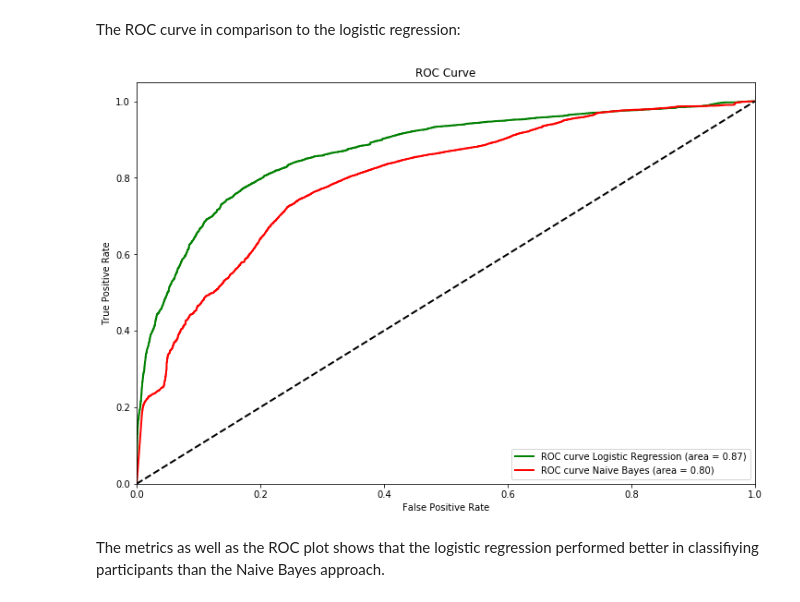
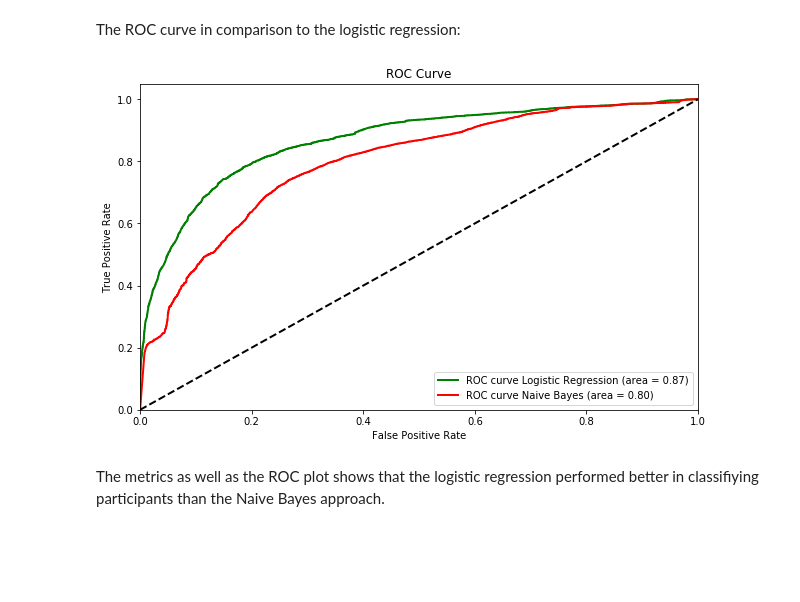
Before and after one commit to ca-schumacher/ms-rwd, a Jupyter notebook: Classification_model.ipynb, the cells around one changed output. Saved outputs shown, nothing was run; the diff lists cells and outputs as text; code cells hidden in the pictures; blank space fills up the shorter version.

```diff
--- a/Classification_model.ipynb
+++ b/Classification_model.ipynb
@@ -188,22 +188,22 @@ The ROC curve in comparison to the logistic regression:
 # %%
 fpr_NB, tpr_NB, _ = roc_curve(y_test, classifier_NB.predict_proba(X_test)[:,1])
 roc_auc_NB = auc(fpr_NB, tpr_NB)
 
-plt.figure(figsize=(12,8))
+plt.figure(figsize=(10,6))
 plt.plot(fpr_LR, tpr_LR, color='green',
          lw=2, label='ROC curve Logistic Regression (area = %0.2f)' % roc_auc_LR)
 plt.plot(fpr_NB, tpr_NB, color='red',
          lw=2, label='ROC curve Naive Bayes (area = %0.2f)' % roc_auc_NB)
 plt.plot([0, 1], [0, 1], color='black', lw=2, linestyle='--')
 plt.xlim([0.0, 1.0])
 plt.ylim([0.0, 1.05])
 plt.xlabel('False Positive Rate')
 plt.ylabel('True Positive Rate')
 plt.title('ROC Curve')
 plt.legend(loc="lower right")
 plt.show()
 # %% [output]
-[figure, old version]
+[figure, new version]
 # %% [markdown]
 The metrics as well as the ROC plot shows that the logistic regression performed better in classifiying participants than the Naive Bayes approach.
 # %% [markdown]
```
Also changed, not shown: parts of 15 cells of this notebook.
